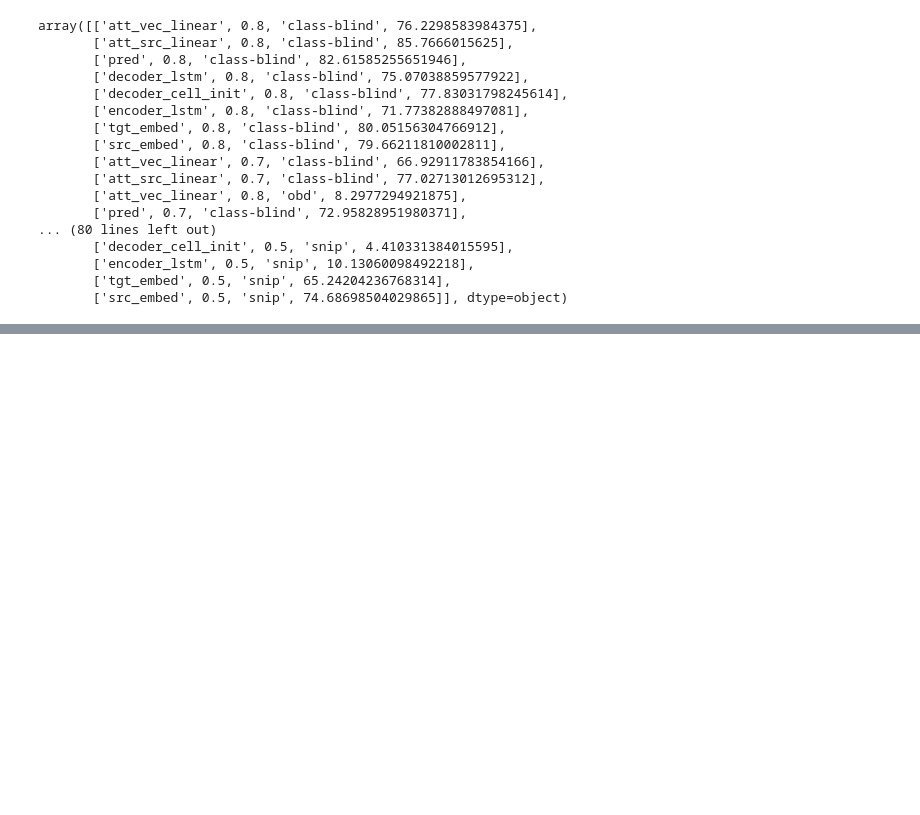
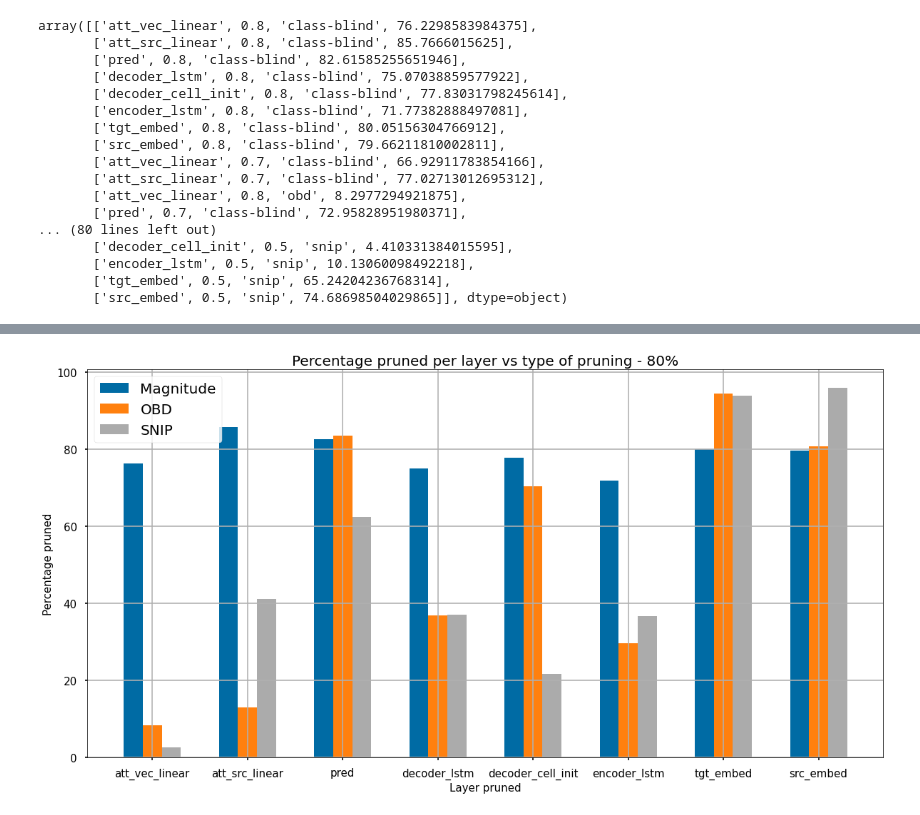
Before and after one commit to Kyrylo-Shyvam/LSTM-Pruning, a Jupyter notebook: notebooks/make-charts2.ipynb, the cells around one changed output, grey strips where cells are left out. Saved outputs shown, nothing was run; the diff lists cells and outputs as text; code cells hidden in the pictures; blank space fills up the shorter version.

Commit message:
Added more experiments/charts.

```diff
--- a/notebooks/make-charts2.ipynb
+++ b/notebooks/make-charts2.ipynb
@@ -201,3 +203,17 @@ array([['att_vec_linear', 0.8, 'class-blind', 76.2298583984375],
        ['encoder_lstm', 0.5, 'snip', 10.13060098492218],
        ['tgt_embed', 0.5, 'snip', 65.24204236768314],
        ['src_embed', 0.5, 'snip', 74.68698504029865]], dtype=object)
+# %%
+arr= new_arr
+# %%
+x_axis = np.arange(8)*1.5
+bar_width = 0.3
+# %%
+blind_high = np.where((arr[:,1] == 0.8) & (arr[:,2] == 'class-blind'))
+blind_low = np.where((arr[:,1] == 0.5) & (arr[:,2] == 'class-blind'))
+
+obd_high = np.where((arr[:,1] == 0.8) & (arr[:,2] == 'obd'))
+obd_low= np.where((arr[:,1] == 0.5 )& (arr[:,2] == 'obd'))
+
+snip_high = np.where((arr[:,1] == 0.8) & (arr[:,2] == 'snip'))
+snip_low = np.where((arr[:,1] == 0.5) & (arr[:,2] == 'snip'))
@@ -203,0 +252,23 @@ array([['att_vec_linear', 0.8, 'class-blind', 76.2298583984375],
+# %%
+plt.style.use('seaborn-v0_8-poster')
+# %%
+_,ax=plt.subplots(1, figsize=(20,10))
+types =['Magnitude', 'OBD','SNIP']
+# for
+ax.bar(x_axis-bar_width, arr[blind_high,3].reshape(-1).astype('float'), bar_width,label=types[0])
+ax.bar(x_axis, arr[obd_high,3].reshape(-1).astype('float'), bar_width,label=types[1])
+ax.bar(x_axis+bar_width, arr[snip_high,3].reshape(-1).astype('float'), bar_width,label=types[2])
+
+ax.set_xticks(x_axis)
+ax.set_xticklabels(arr[blind_high,0].reshape(-1))
+ax.tick_params(axis='x', labelsize=15)
+ax.tick_params(axis='y', labelsize=15)
+ax.set_xlabel('Layer pruned',fontsize=15)
+ax.set_ylabel('Percentage pruned',fontsize=15)
+ax.grid()
+ax.set_title('Percentage pruned per layer vs type of pruning - 80%', fontsize=20)
+plt.legend(loc=2,prop={'size': 20})
+plt.savefig('Percentage pruned vs type of pruning-80.png')
+plt.show()
+# %% [output]
+[figure, added]
```
Also changed, not shown: parts of 15 cells of this notebook, 8 other files.
